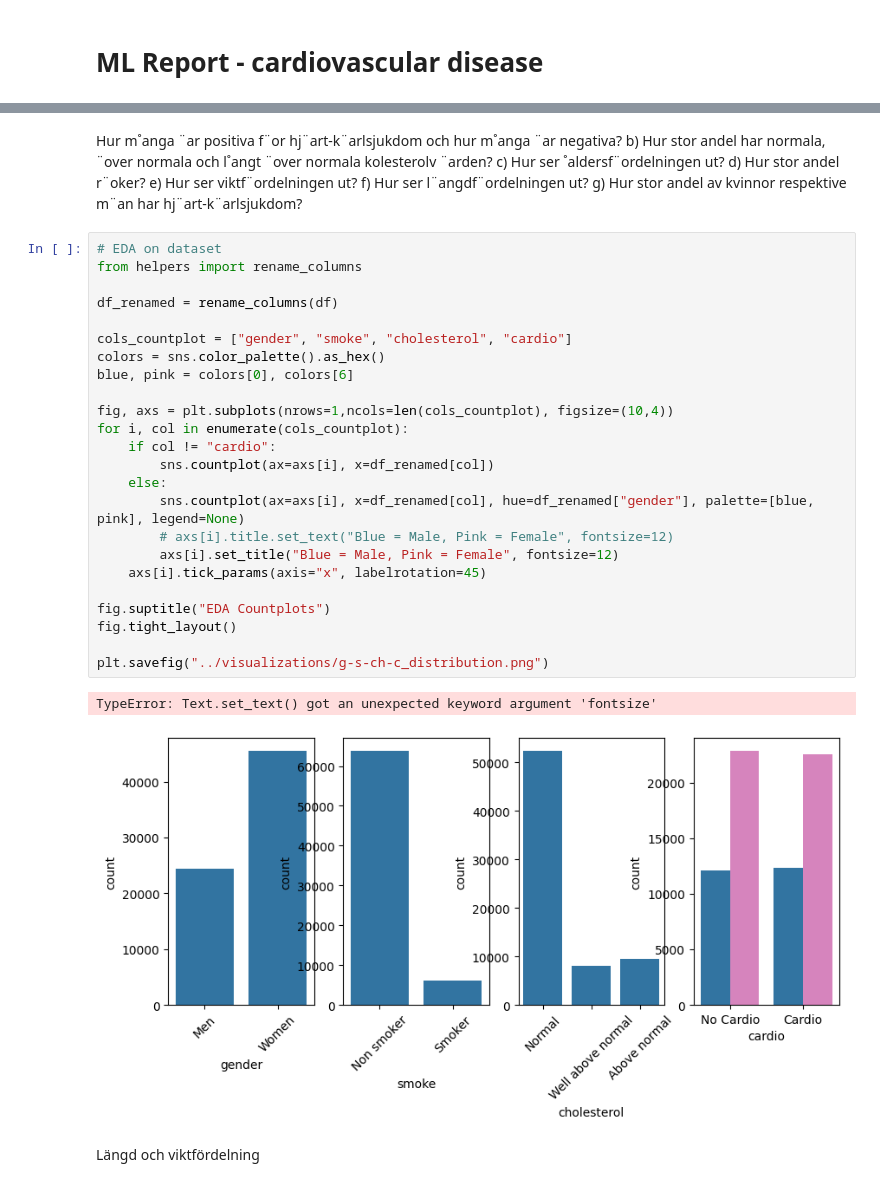
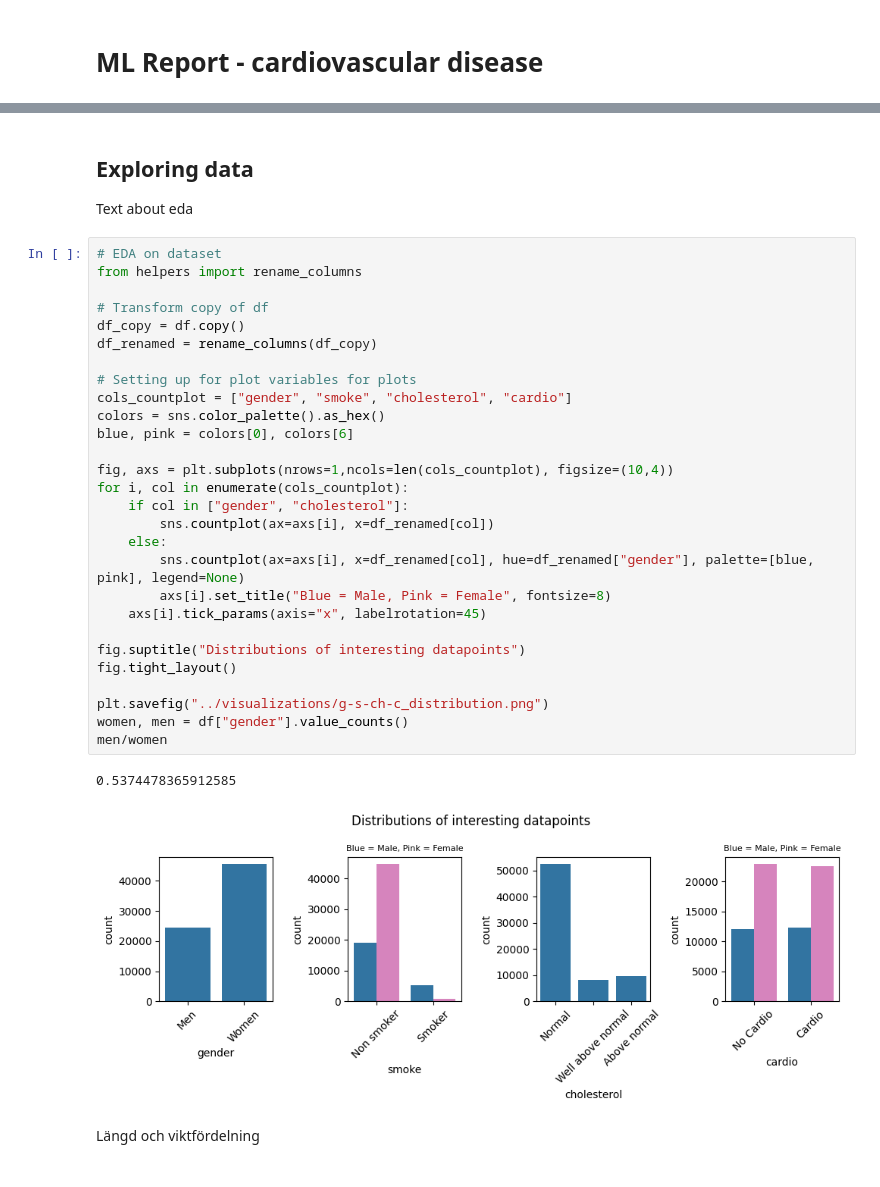
Before and after one commit to Crudeerz/ML-Rasmus-Berghall, a Jupyter notebook: Laboration/code/ml_report.ipynb, the cells around one changed output, grey strips where cells are left out. Saved outputs shown, nothing was run; the diff lists cells and outputs as text.

```diff
--- a/Laboration/code/ml_report.ipynb
+++ b/Laboration/code/ml_report.ipynb
@@ -30,39 +19,37 @@ df.head()
-# %% [markdown]
-Hur m˚anga ¨ar positiva f¨or hj¨art-k¨arlsjukdom och hur m˚anga ¨ar negativa?
-b) Hur stor andel har normala, ¨over normala och l˚angt ¨over normala kolesterolv
-¨arden?
-c) Hur ser ˚aldersf¨ordelningen ut?
-d) Hur stor andel r¨oker?
-e) Hur ser viktf¨ordelningen ut?
-f) Hur ser l¨angdf¨ordelningen ut?
-g) Hur stor andel av kvinnor respektive m¨an har hj¨art-k¨arlsjukdom?
+# %% [markdown]
+## Exploring data
+Text about eda
 # %%
 # EDA on dataset
 from helpers import rename_columns
 
-df_renamed = rename_columns(df)
+# Transform copy of df
+df_copy = df.copy()
+df_renamed = rename_columns(df_copy)
 
+# Setting up for plot variables for plots
 cols_countplot = ["gender", "smoke", "cholesterol", "cardio"]
 colors = sns.color_palette().as_hex()
 blue, pink = colors[0], colors[6]
 
 fig, axs = plt.subplots(nrows=1,ncols=len(cols_countplot), figsize=(10,4))
 for i, col in enumerate(cols_countplot):
-    if col != "cardio":
+    if col in ["gender", "cholesterol"]:
         sns.countplot(ax=axs[i], x=df_renamed[col])
     else:
         sns.countplot(ax=axs[i], x=df_renamed[col], hue=df_renamed["gender"], palette=[blue, pink], legend=None)
-        # axs[i].title.set_text("Blue = Male, Pink = Female", fontsize=12)
-        axs[i].set_title("Blue = Male, Pink = Female", fontsize=12)
+        axs[i].set_title("Blue = Male, Pink = Female", fontsize=8)
     axs[i].tick_params(axis="x", labelrotation=45)
 
-fig.suptitle("EDA Countplots")
+fig.suptitle("Distributions of interesting datapoints")
 fig.tight_layout()
 
 plt.savefig("../visualizations/g-s-ch-c_distribution.png")
+women, men = df["gender"].value_counts()
+men/women
 # %% [output]
-TypeError: Text.set_text() got an unexpected keyword argument 'fontsize'
+0.5374478365912585
-[figure, old version]
+[figure, new version]
 # %% [markdown]
 Längd och viktfördelning
 # %%
```
Also changed, not shown: parts of 8 cells of this notebook, 3 other files.
